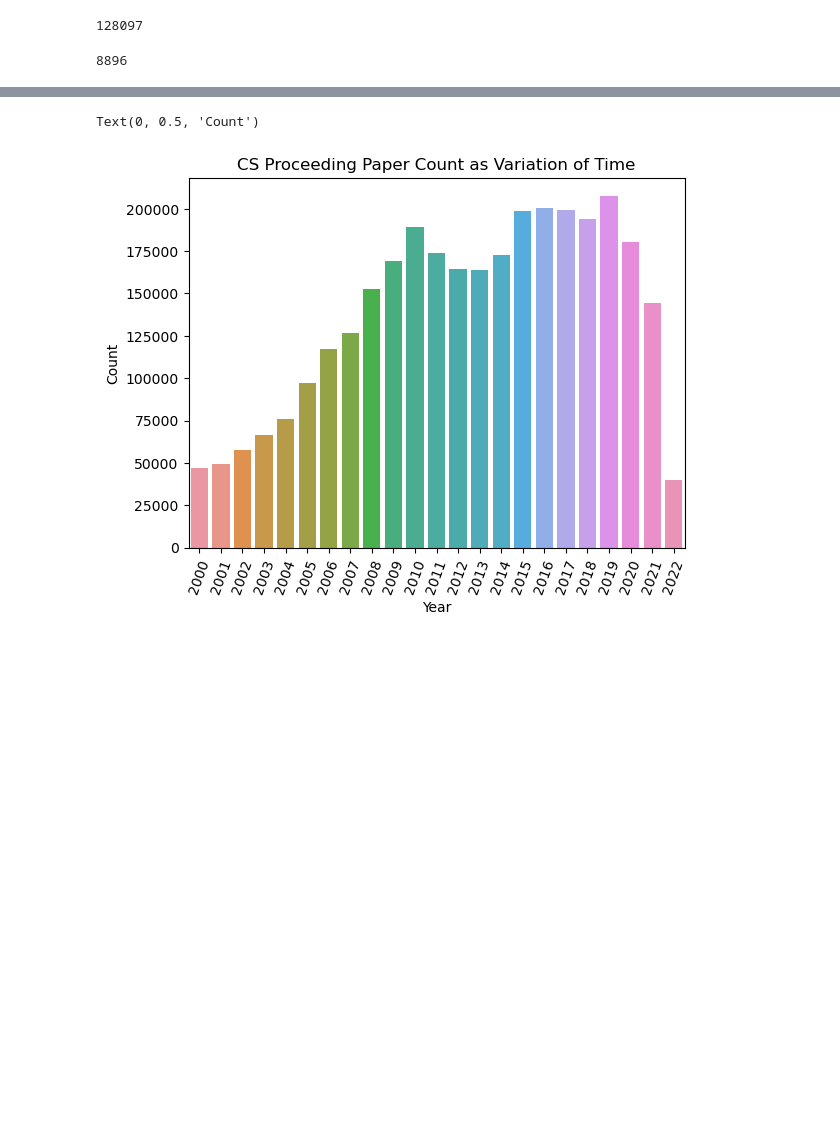
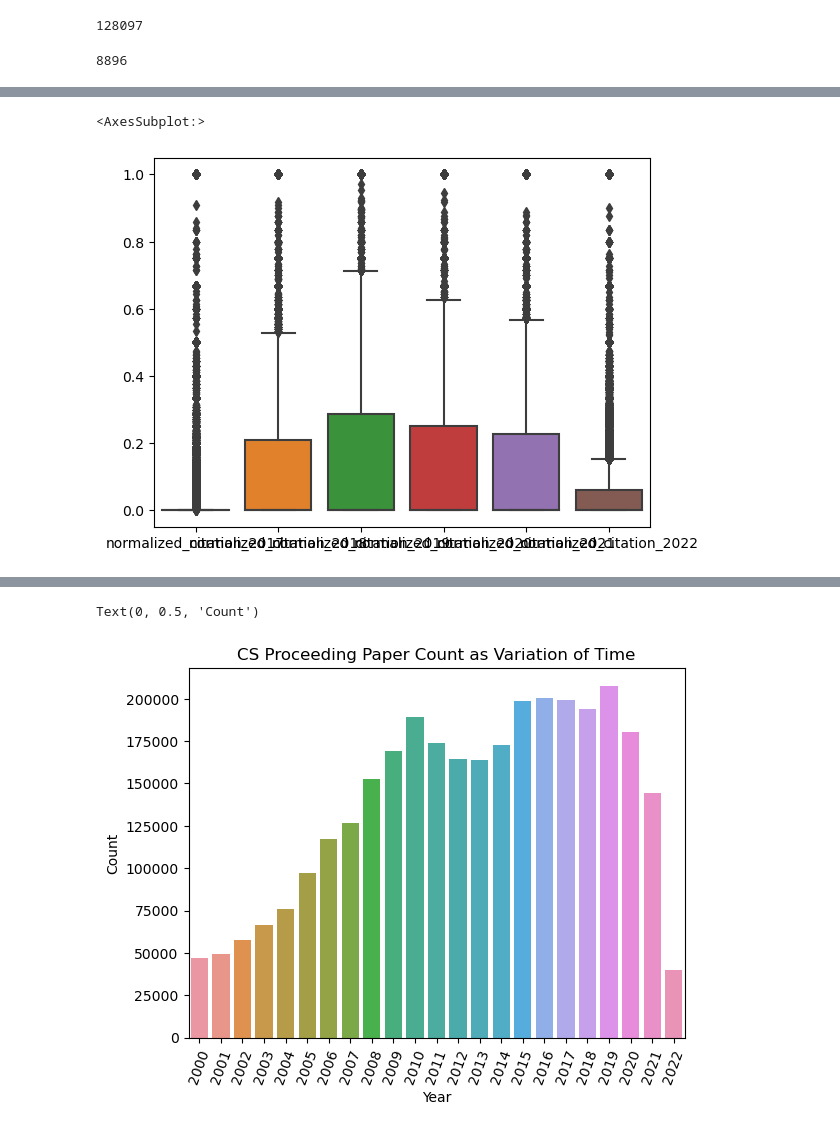
Before and after one commit to gtmdotme/citation_prediction, a Jupyter notebook: data-eda.ipynb, the cells around one changed output, grey strips where cells are left out. Saved outputs shown, nothing was run; the diff lists cells and outputs as text; code cells hidden in the pictures; blank space fills up the shorter version.

```diff
--- a/data-eda.ipynb
+++ b/data-eda.ipynb
@@ -134,0 +166,11 @@ len(set(works_in_df).intersection(ref_works))
+# %%
+def preprocess_counts_by_year(counts_by_year, from_publication_year, to_current_year):
+    citations = [0]*(to_current_year - from_publication_year + 1)
+    counts_by_year_after = [item for item in counts_by_year if item[0] >= from_publication_year]
+    for year_i, cc_i in counts_by_year_after:
+        citations[year_i-from_publication_year] = cc_i
+    return citations
+
+works[f'cc_from{YEAR}_to{2022}'] = works['counts_by_year'].map(
+    lambda x: preprocess_counts_by_year(x, YEAR, 2022)
+)
@@ -134,0 +229,12 @@ len(set(works_in_df).intersection(ref_works))
+# %%
+def find_citation(counts_by_year, year_i, year_0):
+    result = [item[1] for item in counts_by_year if item[0] <= year_i and item[0] >= year_0]
+    if len(result):
+        return np.sum(result)
+    else:
+        return 0
+
+for year_i in [2017, 2018, 2019, 2020, 2021, 2022]:
+    works[f'citations_{year_i}'] = works['counts_by_year'].map(
+        lambda x: find_citation(x, year_i, YEAR)
+    )
@@ -134,0 +265,13 @@ len(set(works_in_df).intersection(ref_works))
+# %%
+def find_normalized_citation(counts_by_year, year_i, year_0):
+    total = [item[1] for item in counts_by_year if item[0] >= year_0]
+    till_year_i = [item[1] for item in counts_by_year if item[0] == year_i]
+    if len(till_year_i):
+        return np.sum(till_year_i)/np.sum(total)
+    else:
+        return 0
+
+for year_i in [2017, 2018, 2019, 2020, 2021, 2022]:
+    works[f'normalized_citation_{year_i}'] = works['counts_by_year'].map(
+        lambda x: find_normalized_citation(x, year_i, YEAR)
+    )
@@ -134,0 +300,7 @@ len(set(works_in_df).intersection(ref_works))
+# %%
+sns.boxplot(data=works[
+    [f'normalized_citation_{year_i}' for year_i in [2017, 2018, 2019, 2020, 2021, 2022]]
+])
+# %% [output]
+<AxesSubplot:>
+[figure, added]
```
Also changed, not shown: parts of 29 cells of this notebook, 4 other files.
